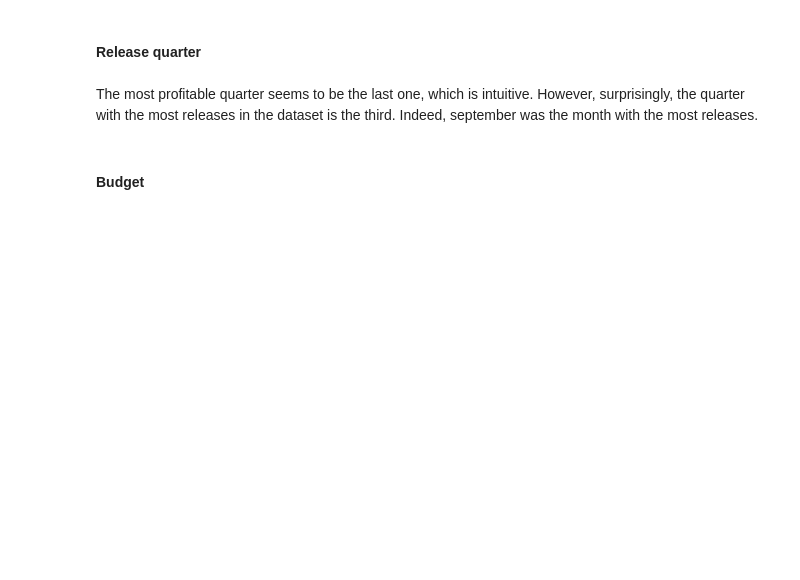
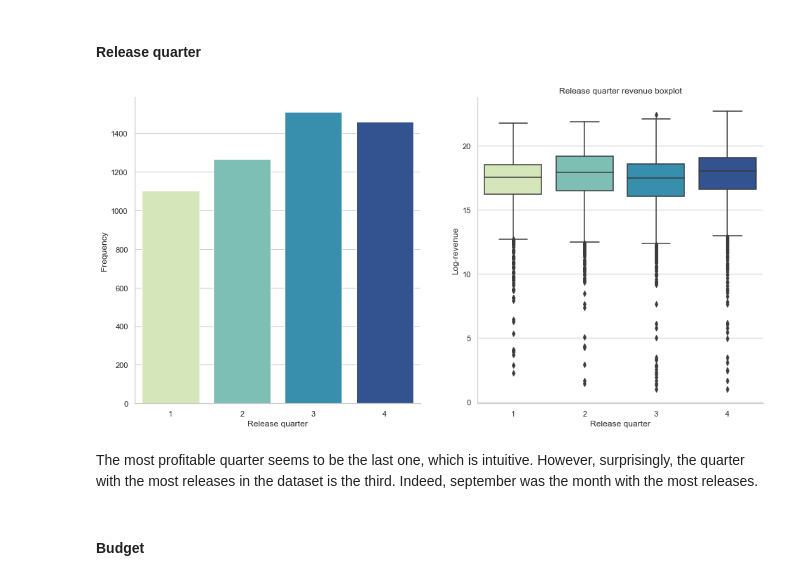
Before and after one commit to rstuckert3/movies_revenue_prediction, a Jupyter notebook: ML_project.ipynb, the cells around one changed output. Drawn from its saved outputs; the diff is of its cells as text; code cells hidden in the pictures; blank space fills up the shorter version.

```diff
--- a/ML_project.ipynb
+++ b/ML_project.ipynb
@@ -581,12 +622,15 @@ Most of the movies are released on fridays. Also, the least profitable release d
 # %%
 sns.set_theme(style="whitegrid")
 plt.figure(figsize=(16, 8))
 plt.subplot(1, 2, 1)
-sns.histplot(data = complete_df, x = "release_quarter").set(xlabel= "Release quarter", ylabel = "Frequency")
+sns.countplot(data = complete_df, x = "release_quarter", palette = "YlGnBu").set(xlabel= "Release quarter", ylabel = "Frequency")
 
 plt.subplot(1, 2, 2)
-sns.boxplot(x="release_quarter", y="ln_revenue", data=complete_df).set(xlabel= "Release quarter", ylabel = "Log-revenue")
+sns.boxplot(x="release_quarter", y="ln_revenue", data=complete_df, palette = "YlGnBu").set(xlabel= "Release quarter", ylabel = "Log-revenue")
+plt.title("Release quarter revenue boxplot")
 sns.despine()
+# %% [output]
+[figure, added]
 # %% [markdown]
 The most profitable quarter seems to be the last one, which is intuitive. However, surprisingly, the quarter with the most releases in the dataset is the third. Indeed, september was the month with the most releases.
 # %% [markdown]
```
Also changed, not shown: parts of 62 cells of this notebook.
